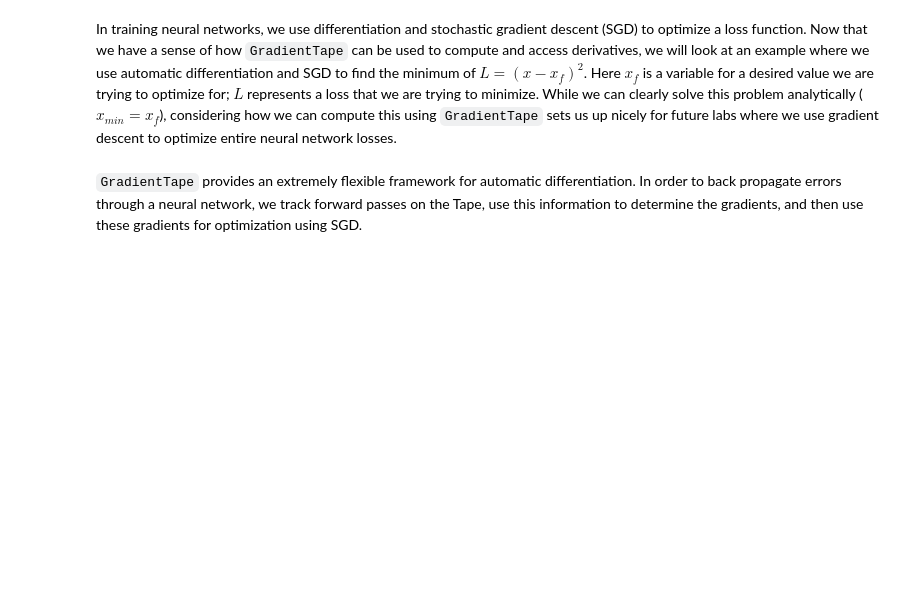
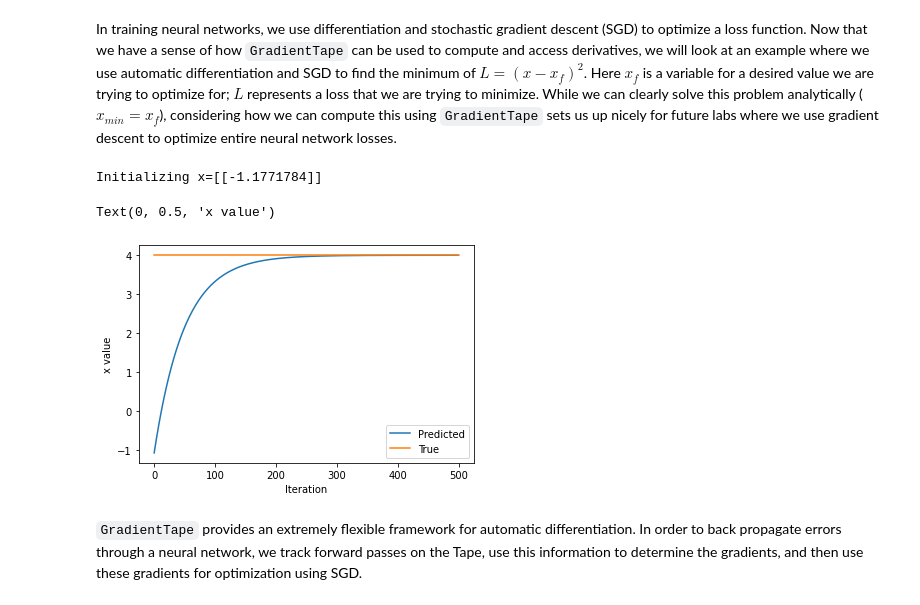
Before and after one commit to Leostina/introtodeeplearning, a Jupyter notebook: lab1/Part1_TensorFlow_Leo_Answer.ipynb, the cells around one changed output. Saved outputs shown, nothing was run; the diff lists cells and outputs as text; code cells hidden in the pictures; blank space fills up the shorter version.

```diff
--- a/lab1/Part1_TensorFlow_Leo_Answer.ipynb
+++ b/lab1/Part1_TensorFlow_Leo_Answer.ipynb
@@ -335,33 +357,37 @@ In training neural networks, we use differentiation and stochastic gradient desc
 # %%
 ### Function minimization with automatic differentiation and SGD ###
 
 # Initialize a random value for our initial x
 x = tf.Variable([tf.random.normal([1])])
 print("Initializing x={}".format(x.numpy()))
 
 learning_rate = 1e-2 # learning rate for SGD
 history = []
 # Define the target value
 x_f = 4
 
 # We will run SGD for a number of iterations. At each iteration, we compute the loss,
 #   compute the derivative of the loss with respect to x, and perform the SGD update.
 for i in range(500):
   with tf.GradientTape() as tape:
-    '''TODO: define the loss as described above'''
-    loss = # TODO
+    '''Attack: define the loss as described above'''
+    loss = (x - x_f) * (x - x_f)
 
   # loss minimization using gradient tape
   grad = tape.gradient(loss, x) # compute the derivative of the loss with respect to x
   new_x = x - learning_rate*grad # sgd update
   x.assign(new_x) # update the value of x
   history.append(x.numpy()[0])
 
 # Plot the evolution of x as we optimize towards x_f!
 plt.plot(history)
-plt.plot([0, 500],[x_f,x_f])
+plt.plot([0, 500],[x_f,x_f]) # yellow line{ x: from 0 to 500, y: from 4 to 4 (constant)}
 plt.legend(('Predicted', 'True'))
 plt.xlabel('Iteration')
 plt.ylabel('x value')
+# %% [output]
+Initializing x=[[-1.1771784]]
+Text(0, 0.5, 'x value')
+[figure, added]
 # %% [markdown]
 `GradientTape` provides an extremely flexible framework for automatic differentiation. In order to back propagate errors through a neural network, we track forward passes on the Tape, use this information to determine the gradients, and then use these gradients for optimization using SGD.
```
Also changed, not shown: parts of 18 cells of this notebook.
